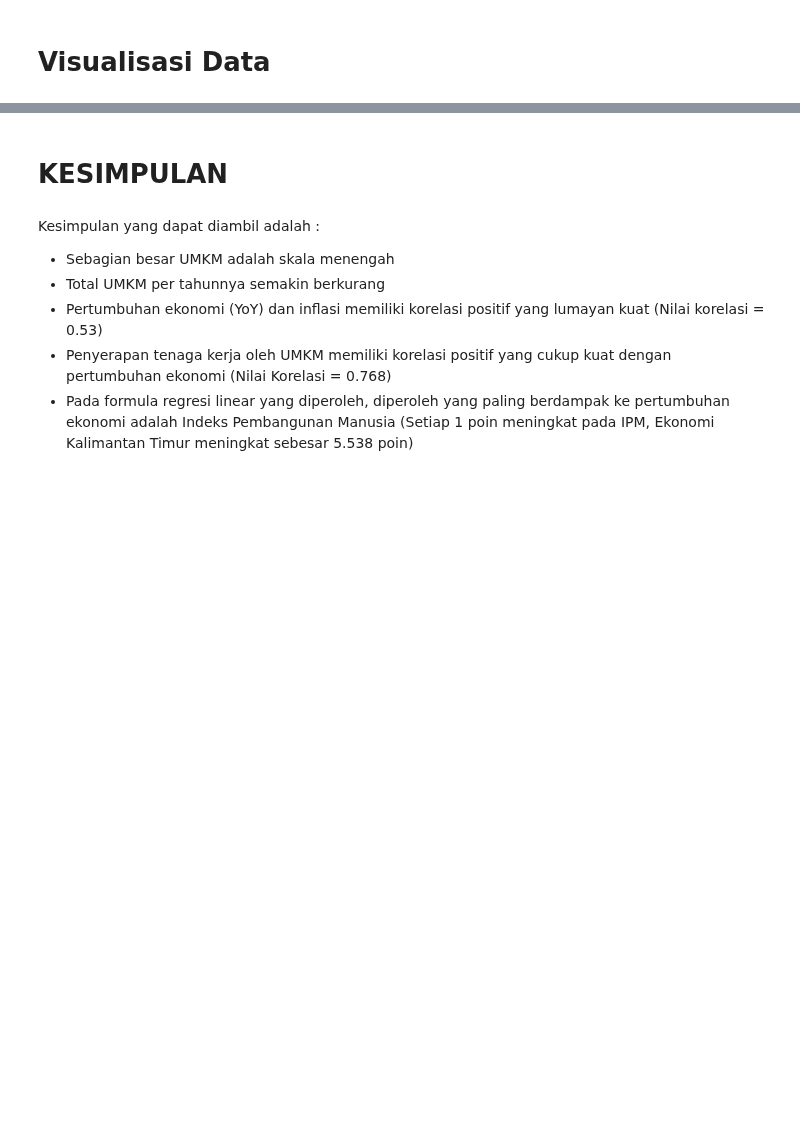
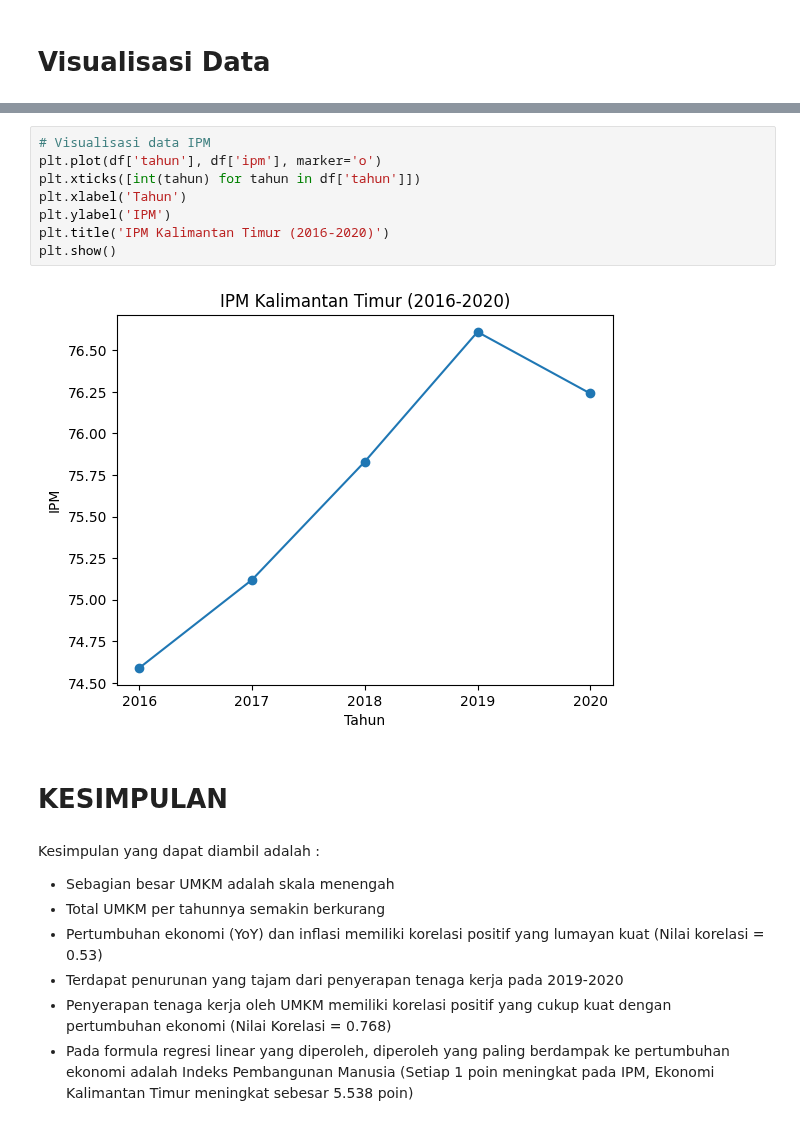
Before and after one commit to azureeeeeeeeeeee/project-bahasa-indonesia, a Jupyter notebook: test.ipynb, the cells around one changed output, grey strips where cells are left out. Saved outputs shown, nothing was run; the diff lists cells and outputs as text; blank space fills up the shorter version.

```diff
--- a/test.ipynb
+++ b/test.ipynb
@@ -131,3 +141,13 @@ plt.show()
+# %%
+# Visualisasi data IPM
+plt.plot(df['tahun'], df['ipm'], marker='o')
+plt.xticks([int(tahun) for tahun in df['tahun']])
+plt.xlabel('Tahun')
+plt.ylabel('IPM')
+plt.title('IPM Kalimantan Timur (2016-2020)')
+plt.show()
+# %% [output]
+[figure, added]
 # %% [markdown]
 # KESIMPULAN
 # %% [markdown]
@@ -135,5 +155,6 @@ Kesimpulan yang dapat diambil adalah :
 - Sebagian besar UMKM adalah skala menengah
 - Total UMKM per tahunnya semakin berkurang
 - Pertumbuhan ekonomi (YoY) dan inflasi memiliki korelasi positif yang lumayan kuat (Nilai korelasi = 0.53)
+- Terdapat penurunan yang tajam dari penyerapan tenaga kerja pada 2019-2020
 - Penyerapan tenaga kerja oleh UMKM memiliki korelasi positif yang cukup kuat dengan pertumbuhan ekonomi (Nilai Korelasi = 0.768)
 - Pada formula regresi linear yang diperoleh, diperoleh yang paling berdampak ke pertumbuhan ekonomi adalah Indeks Pembangunan Manusia (Setiap 1 poin meningkat pada IPM, Ekonomi Kalimantan Timur meningkat sebesar 5.538 poin)
```
Also changed, not shown: parts of 2 cells of this notebook.
